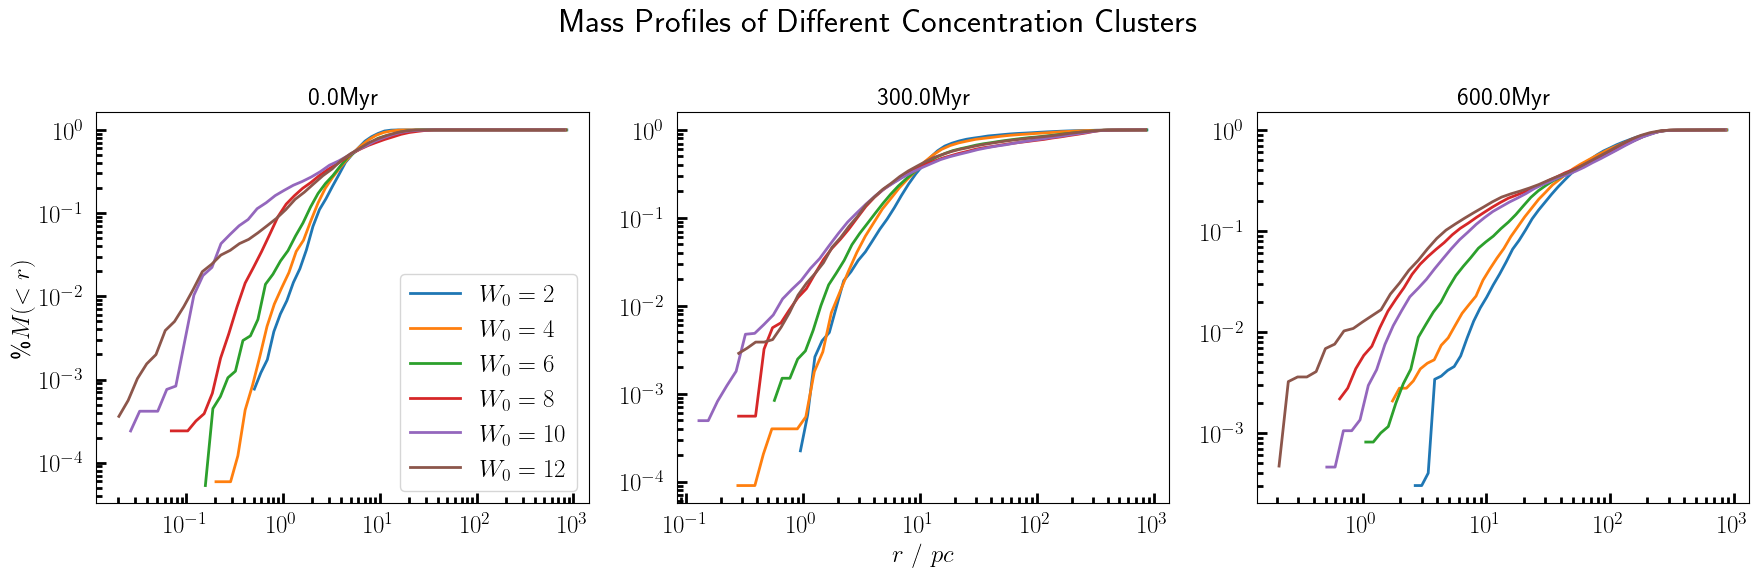
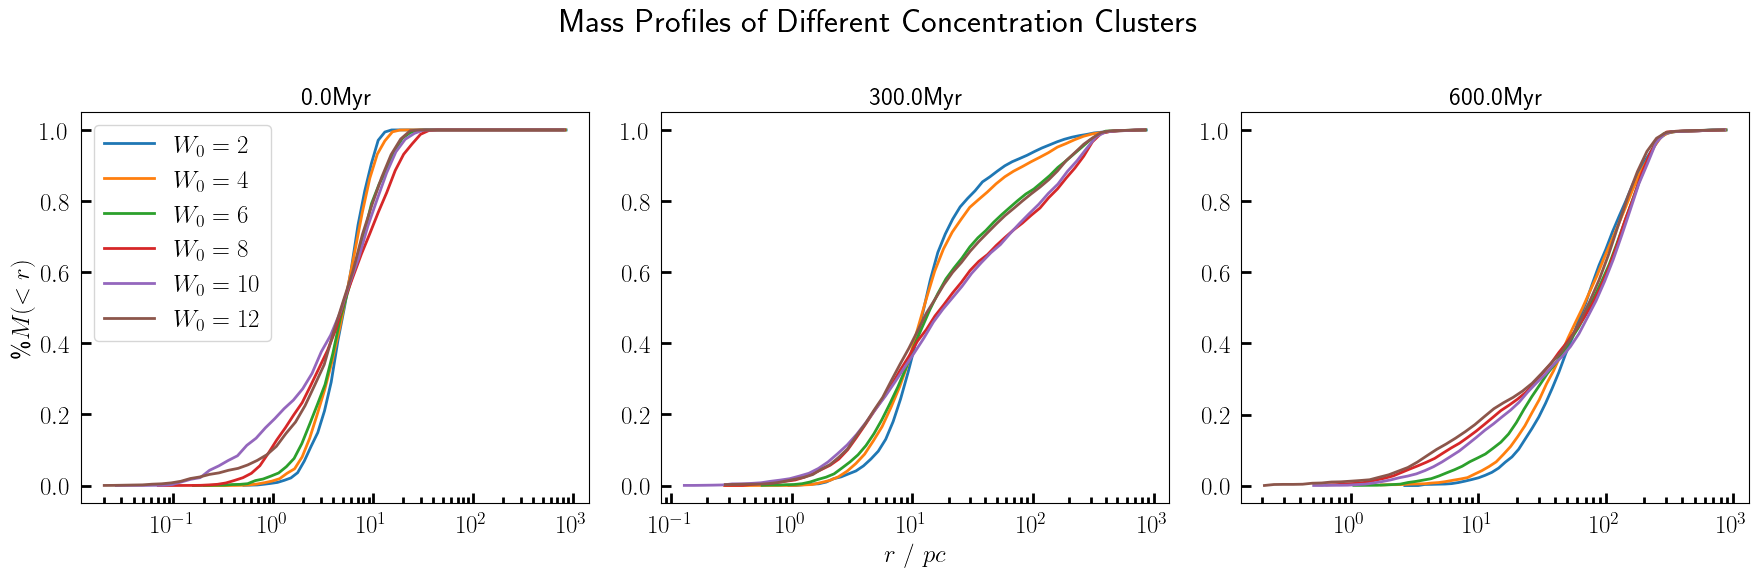
Code edit (unified diff) that turned the first committed figure into the second:
--- before
+++ after
@@ -8,5 +8,5 @@
                linewidth=2)
         ax.set_xscale('log')
-        ax.set_yscale('log')
+        #ax.set_yscale('log')
         ax.set_title(f'{time:.1f}Myr')
 

Commit: Add relative mass plot